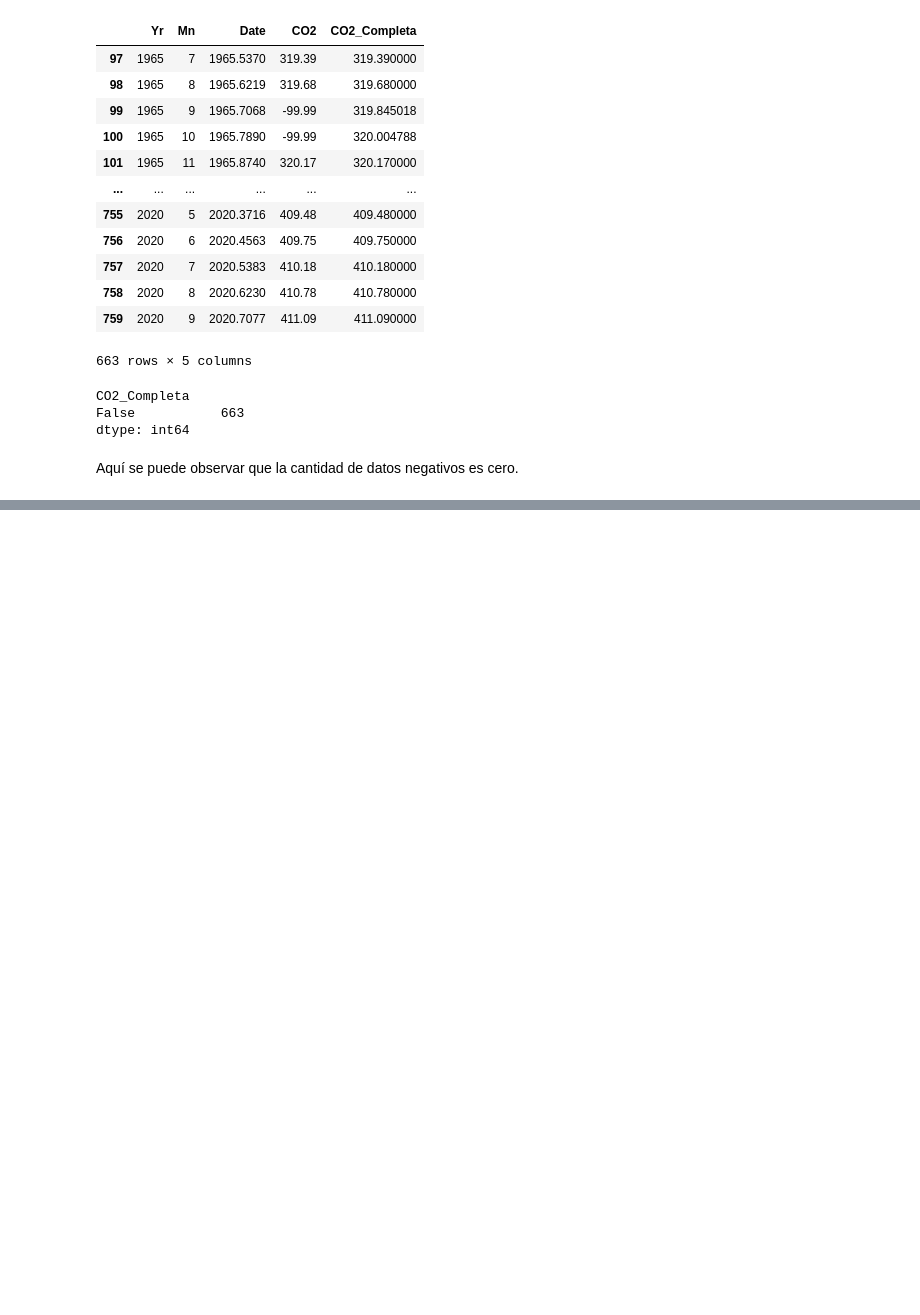
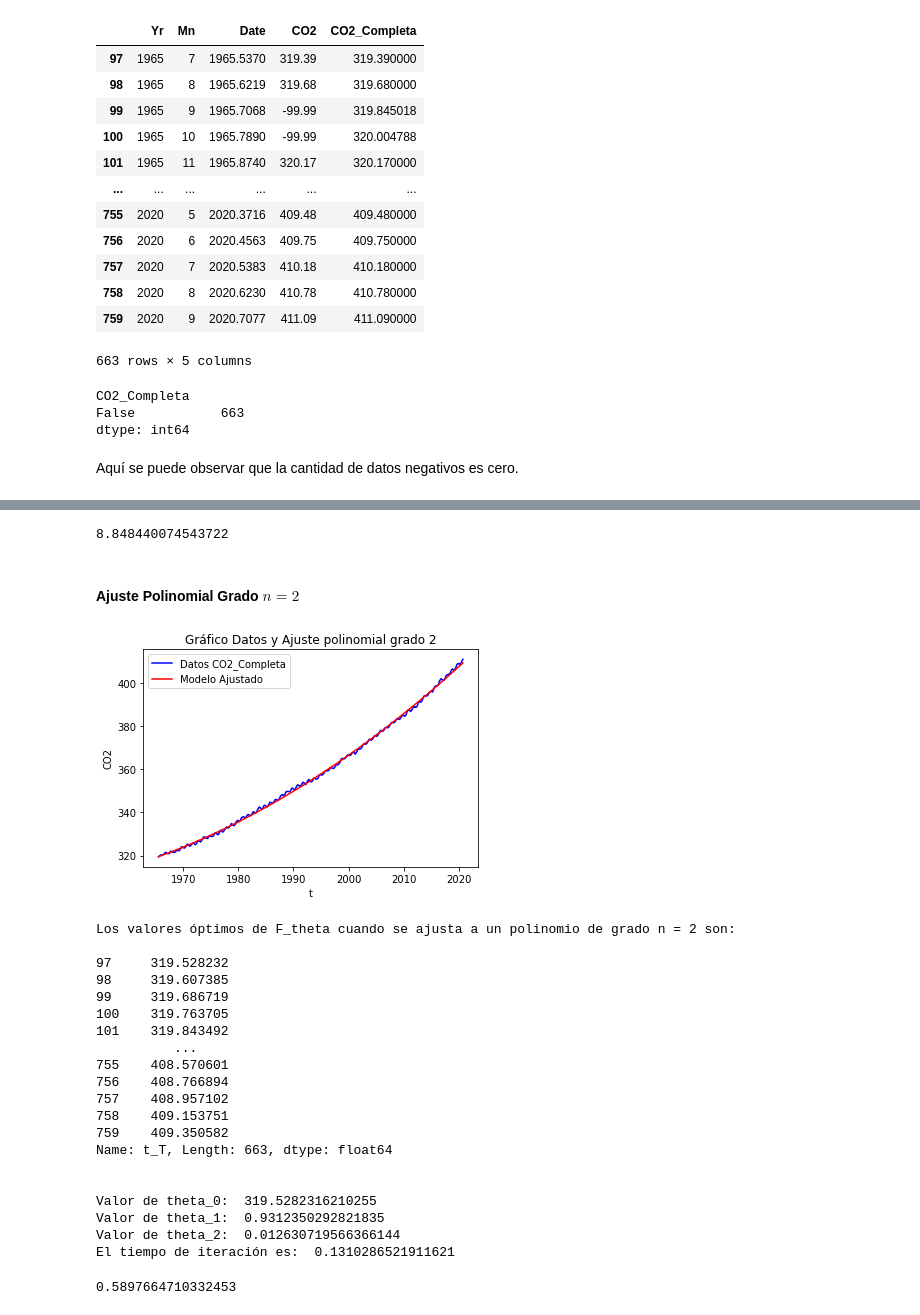
Before and after one commit to creyesmiro/Grupo3, a Jupyter notebook: Control_de_versiones.ipynb, the cells around one changed output, grey strips where cells are left out. Drawn from its saved outputs; the diff is of its cells as text; code cells hidden in the pictures; blank space fills up the shorter version.

```diff
--- a/Control_de_versiones.ipynb
+++ b/Control_de_versiones.ipynb
@@ -323,0 +483,68 @@ Aquí se puede observar que la cantidad de datos negativos es cero.
+# %%
+#Error cuadratico medio de f(theta), n=1, con CO2 completa
+ECM_theta=sum((y-ypol1)**2)/len(y)
+ECM_theta
+# %% [output]
+8.848440074543722
+# %% [markdown]
+#### Ajuste Polinomial Grado $n=2$
+# %%
+start = time.time()
+# Se define una función polinomial de grado dos.
+def pol2(x, c_2, b_2, a_2):
+    return a_2 + b_2*x + c_2*x**2
+
+x = Datos_limpios.t_T
+y = Datos_limpios.CO2_Completa
+w = Datos_limpios.Date
+
+popt,cov = scipy.optimize.curve_fit(pol2, x, y)
+c_2,b_2,a_2= popt
+
+# Se grafica la interpolación y la data original.
+ypol2=pol2(x,c_2,b_2,a_2)
+plt.title("Gráfico Datos y Ajuste polinomial grado 2")
+plt.plot(w,y,color="blue",label='Datos CO2_Completa'),plt.plot(w,ypol2,color="red",label='Modelo Ajustado')
+plt.legend(loc='best')
+plt.xlabel('t')
+plt.ylabel('CO2')
+plt.show()
+
+# Se muestran por pantalla los resultados.
+print('Los valores óptimos de F_theta cuando se ajusta a un polinomio de grado n = 2 son:\n')
+print(ypol2)
+print('\n')
+print('Valor de theta_0: ', a_2)
+print('Valor de theta_1: ', b_2)
+print('Valor de theta_2: ', c_2)
+end = time.time()
+tiempo_pol2=end-start
+print('El tiempo de iteración es: ', tiempo_pol2)
+# %% [output]
+[figure, added]
+Los valores óptimos de F_theta cuando se ajusta a un polinomio de grado n = 2 son:
+
+97     319.528232
+98     319.607385
+99     319.686719
+100    319.763705
+101    319.843492
+          ...
+755    408.570601
+756    408.766894
+757    408.957102
+758    409.153751
+759    409.350582
+Name: t_T, Length: 663, dtype: float64
+
+
+Valor de theta_0:  319.5282316210255
+Valor de theta_1:  0.9312350292821835
+Valor de theta_2:  0.012630719566366144
+El tiempo de iteración es:  0.1310286521911621
+# %%
+#Error cuadratico medio de f(theta), n=2, con CO2 completa
+ECM_theta=sum((y-ypol2)**2)/len(y)
+ECM_theta
+# %% [output]
+0.5897664710332453
```
Also changed, not shown: parts of 14 cells of this notebook.
